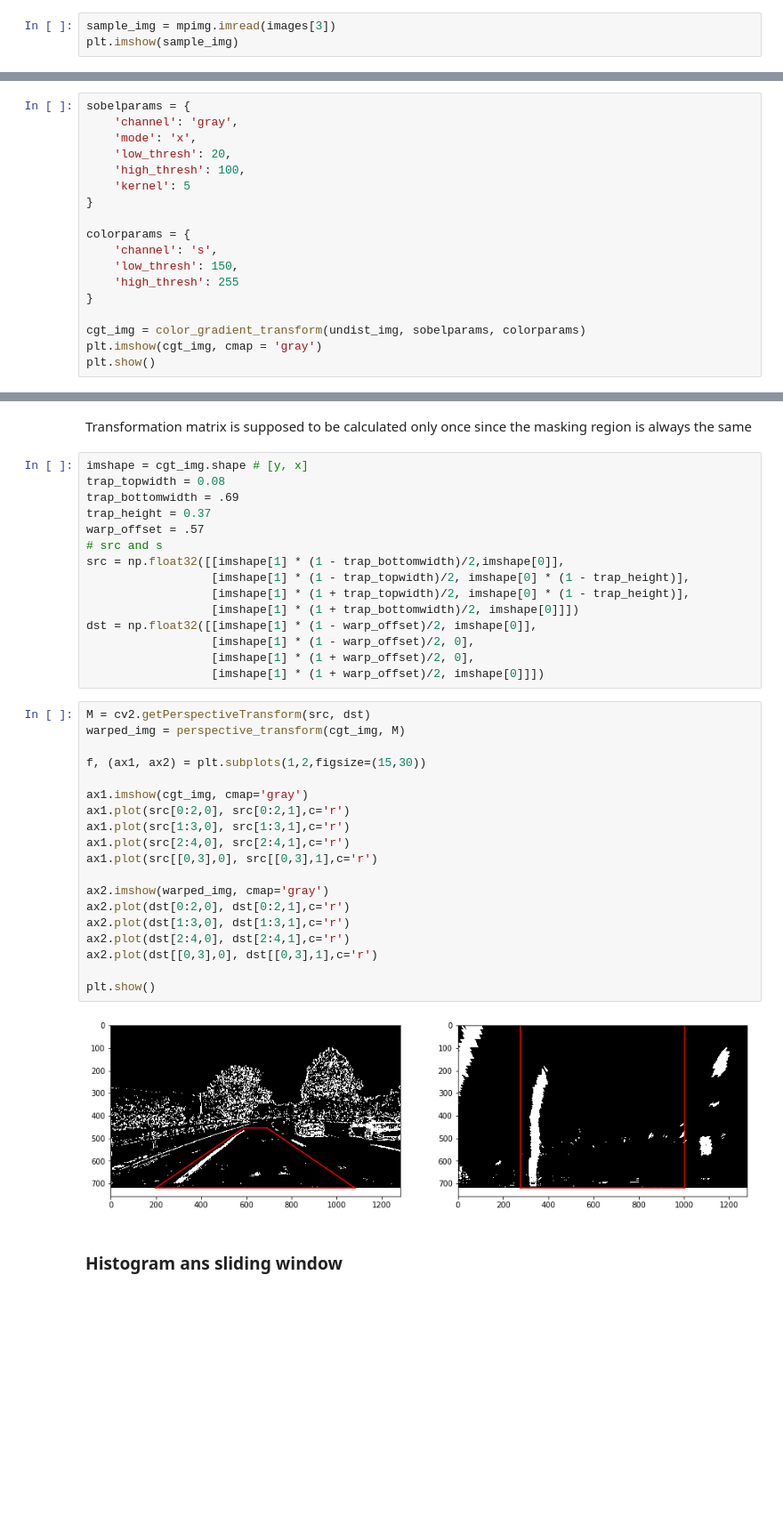
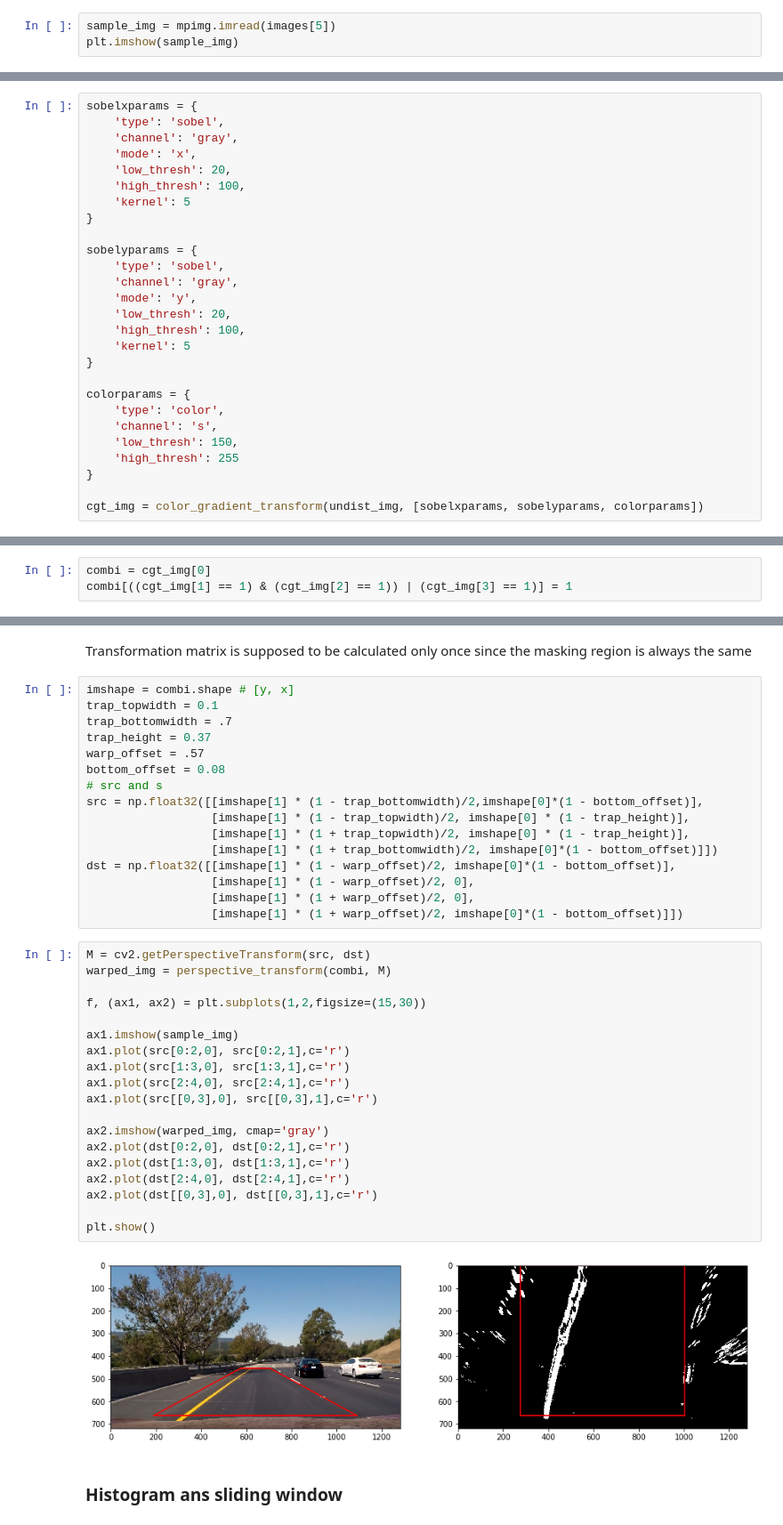
Before and after one commit to fratullii/Udacity_Advanced-Lane-Finding, a Jupyter notebook: function_testing.ipynb, the cells around one changed output, grey strips where cells are left out. Shown at 89% size. Drawn from its saved outputs; the diff is of its cells as text; blank space fills up the shorter version.

Commit message:
fixed perspective

```diff
--- a/function_testing.ipynb
+++ b/function_testing.ipynb
@@ -29,7 +29,7 @@ images
  './test_images/test5.jpg',
  './test_images/test3.jpg']
 # %%
-sample_img = mpimg.imread(images[3])
+sample_img = mpimg.imread(images[5])
 plt.imshow(sample_img)
 # %% [output]
 <matplotlib.image.AxesImage at 0x...>
@@ -150,7 +157,8 @@ def color_gradient_transform(img,  sobelparams=None, colorparams=None):
 
     return combi_binary
 # %%
-sobelparams = {
+sobelxparams = {
+    'type': 'sobel',
     'channel': 'gray',
     'mode': 'x',
     'low_thresh': 20,
@@ -158,12 +166,20 @@ sobelparams = {
     'kernel': 5
 }
 
+sobelyparams = {
+    'type': 'sobel',
+    'channel': 'gray',
+    'mode': 'y',
+    'low_thresh': 20,
+    'high_thresh': 100,
+    'kernel': 5
+}
+
 colorparams = {
+    'type': 'color',
     'channel': 's',
     'low_thresh': 150,
     'high_thresh': 255
 }
 
-cgt_img = color_gradient_transform(undist_img, sobelparams, colorparams)
-plt.imshow(cgt_img, cmap = 'gray')
-plt.show()
+cgt_img = color_gradient_transform(undist_img, [sobelxparams, sobelyparams, colorparams])
@@ -171,0 +186,3 @@ plt.show()
+# %%
+combi = cgt_img[0]
+combi[((cgt_img[1] == 1) & (cgt_img[2] == 1)) | (cgt_img[3] == 1)] = 1
@@ -178,41 +200,42 @@ def perspective_transform(img, M, transf=cv2.INTER_LINEAR):
 # %% [markdown]
 Transformation matrix is supposed to be calculated only once since the masking region is always the same
 # %%
-imshape = cgt_img.shape # [y, x]
-trap_topwidth = 0.08
-trap_bottomwidth = .69
+imshape = combi.shape # [y, x]
+trap_topwidth = 0.1
+trap_bottomwidth = .7
 trap_height = 0.37
 warp_offset = .57
+bottom_offset = 0.08
 # src and s
-src = np.float32([[imshape[1] * (1 - trap_bottomwidth)/2,imshape[0]],
+src = np.float32([[imshape[1] * (1 - trap_bottomwidth)/2,imshape[0]*(1 - bottom_offset)],
                   [imshape[1] * (1 - trap_topwidth)/2, imshape[0] * (1 - trap_height)],
                   [imshape[1] * (1 + trap_topwidth)/2, imshape[0] * (1 - trap_height)],
-                  [imshape[1] * (1 + trap_bottomwidth)/2, imshape[0]]])
-dst = np.float32([[imshape[1] * (1 - warp_offset)/2, imshape[0]],
+                  [imshape[1] * (1 + trap_bottomwidth)/2, imshape[0]*(1 - bottom_offset)]])
+dst = np.float32([[imshape[1] * (1 - warp_offset)/2, imshape[0]*(1 - bottom_offset)],
                   [imshape[1] * (1 - warp_offset)/2, 0],
                   [imshape[1] * (1 + warp_offset)/2, 0],
-                  [imshape[1] * (1 + warp_offset)/2, imshape[0]]])
+                  [imshape[1] * (1 + warp_offset)/2, imshape[0]*(1 - bottom_offset)]])
 # %%
 M = cv2.getPerspectiveTransform(src, dst)
-warped_img = perspective_transform(cgt_img, M)
+warped_img = perspective_transform(combi, M)
 
 f, (ax1, ax2) = plt.subplots(1,2,figsize=(15,30))
 
-ax1.imshow(cgt_img, cmap='gray')
+ax1.imshow(sample_img)
 ax1.plot(src[0:2,0], src[0:2,1],c='r')
 ax1.plot(src[1:3,0], src[1:3,1],c='r')
 ax1.plot(src[2:4,0], src[2:4,1],c='r')
 ax1.plot(src[[0,3],0], src[[0,3],1],c='r')
 
 ax2.imshow(warped_img, cmap='gray')
 ax2.plot(dst[0:2,0], dst[0:2,1],c='r')
 ax2.plot(dst[1:3,0], dst[1:3,1],c='r')
 ax2.plot(dst[2:4,0], dst[2:4,1],c='r')
 ax2.plot(dst[[0,3],0], dst[[0,3],1],c='r')
 
 plt.show()
 # %% [output]
-[figure, old version]
+[figure, new version]
 # %% [markdown]
 ### Histogram ans sliding window
 # %%
```
Also changed, not shown: parts of 6 cells of this notebook.
